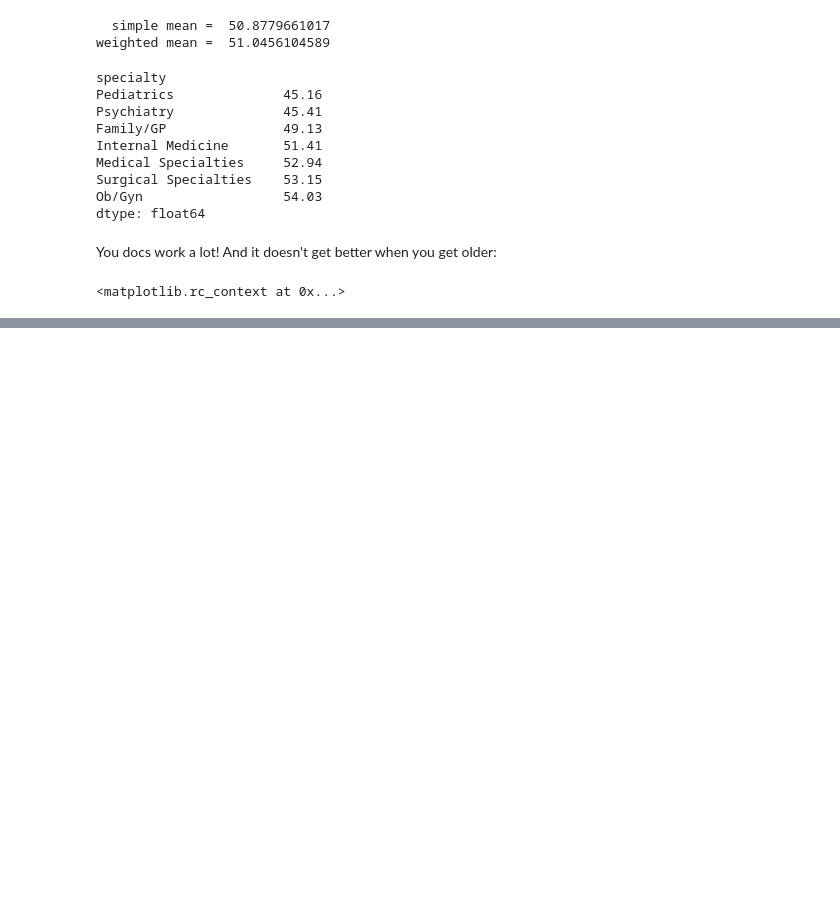
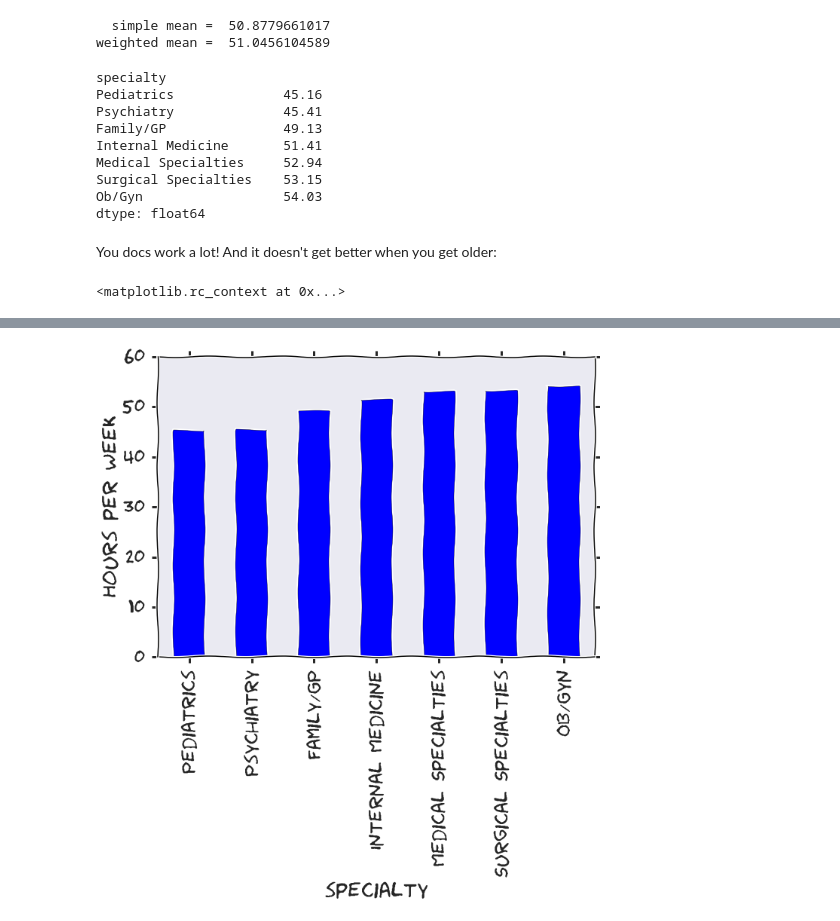
Before and after one commit to afcarl/iths-communicating-results-visually-2, a Jupyter notebook: 00_busy_doctor_figures.ipynb, the cells around one changed output, grey strips where cells are left out. Cells and saved outputs as stored; diff of their text form; code cells hidden in the pictures; blank space fills up the shorter version.

```diff
--- a/00_busy_doctor_figures.ipynb
+++ b/00_busy_doctor_figures.ipynb
@@ -77,0 +78,7 @@ plt.savefig('img/1.png')
+# %%
+t = df.groupby('specialty').apply(weighted_mean, col='hours_per_week')
+t = t.sort_values()
+t.plot(kind='bar')
+plt.ylabel('Hours per Week');
+# %% [output]
+[figure, added]
```
Also changed, not shown: parts of 4 cells of this notebook, 1 other file.
